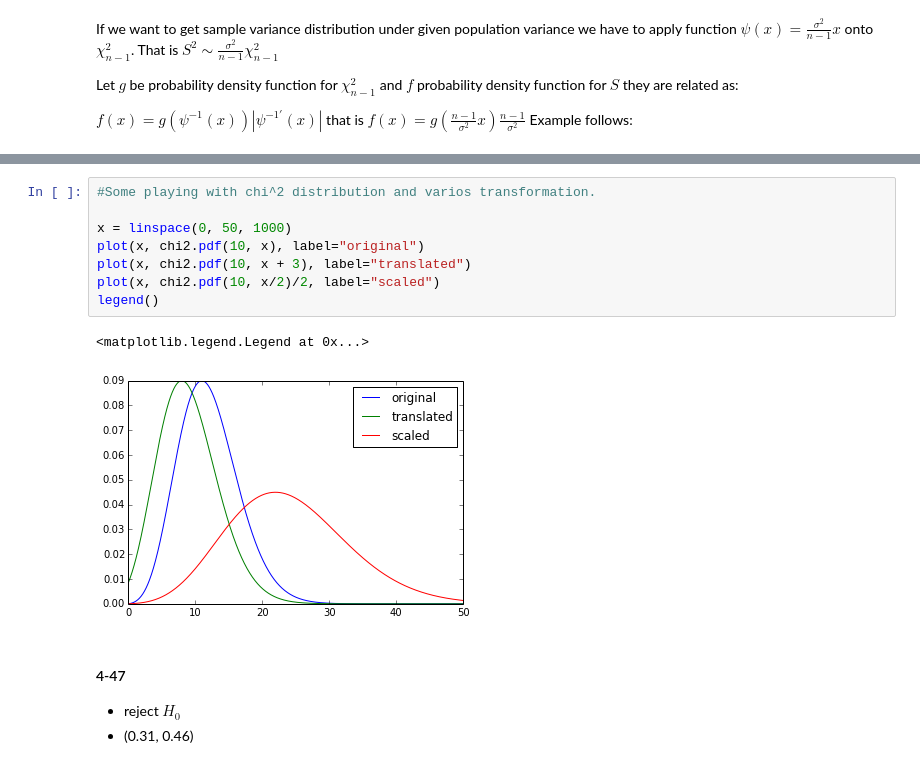
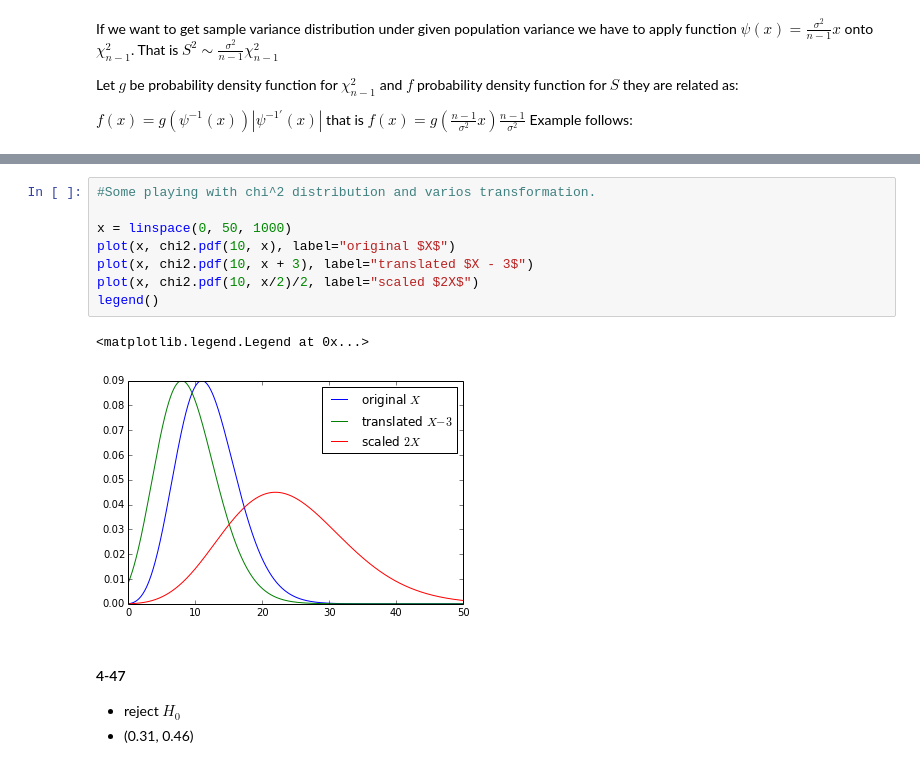
Before and after one commit to nmiculinic/FER-Seminar, a Jupyter notebook: Random Notes.ipynb, the cells around one changed output, grey strips where cells are left out. Cells and saved outputs as stored; diff of their text form.

```diff
--- a/Random Notes.ipynb
+++ b/Random Notes.ipynb
@@ -273,14 +279,14 @@ NameError: name 'numpy' is not defined
 # %%
 #Some playing with chi^2 distribution and varios transformation.
 
 x = linspace(0, 50, 1000)
-plot(x, chi2.pdf(10, x), label="original")
-plot(x, chi2.pdf(10, x + 3), label="translated")
-plot(x, chi2.pdf(10, x/2)/2, label="scaled")
+plot(x, chi2.pdf(10, x), label="original $X$")
+plot(x, chi2.pdf(10, x + 3), label="translated $X - 3$")
+plot(x, chi2.pdf(10, x/2)/2, label="scaled $2X$")
 legend()
 # %% [output]
 <matplotlib.legend.Legend at 0x...>
-[figure, old version]
+[figure, new version]
 # %% [markdown]
 #### 4-47
 * reject $H_0$
```
Also changed, not shown: parts of 1 cell of this notebook, 5 other files.
